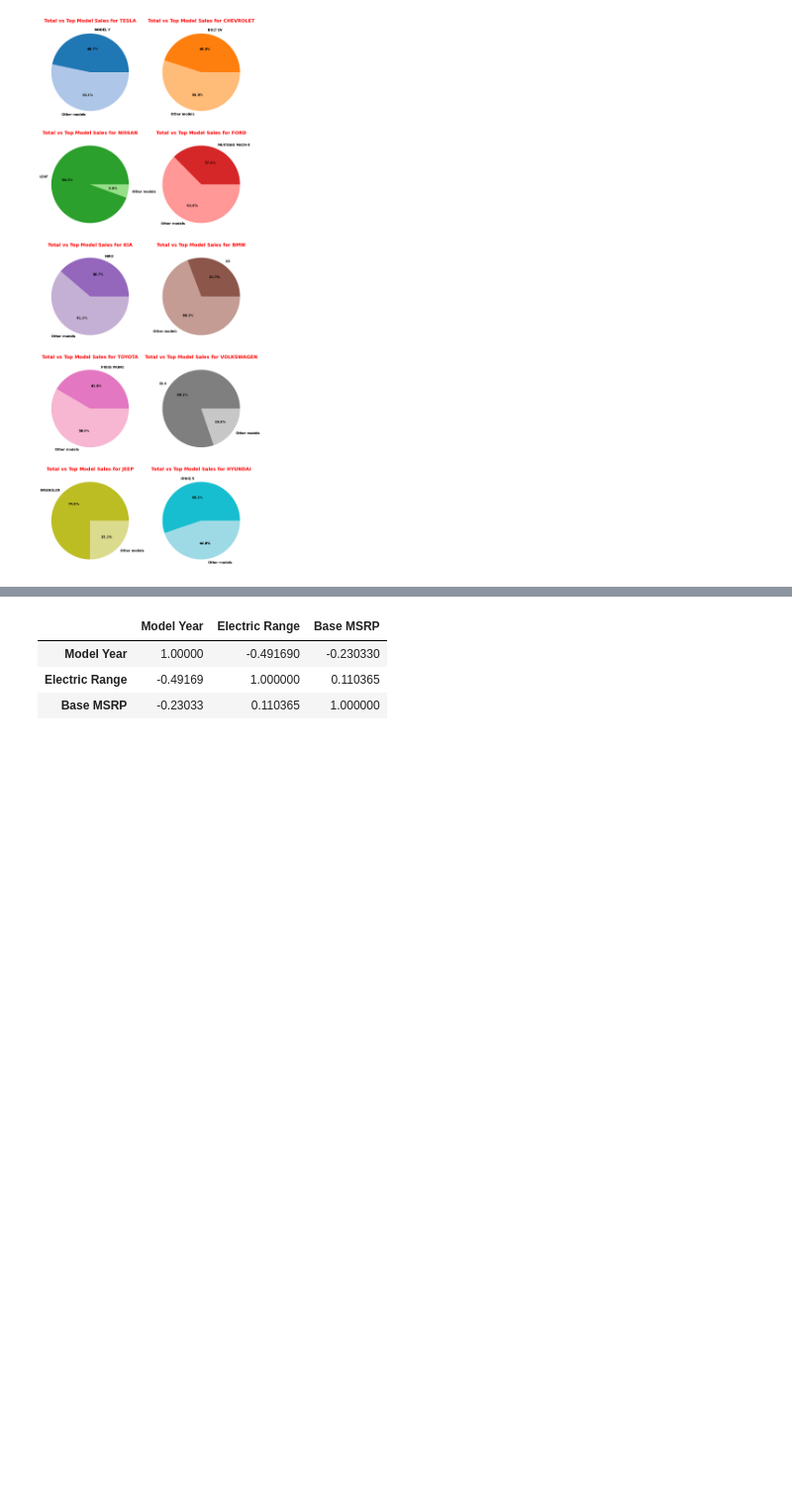
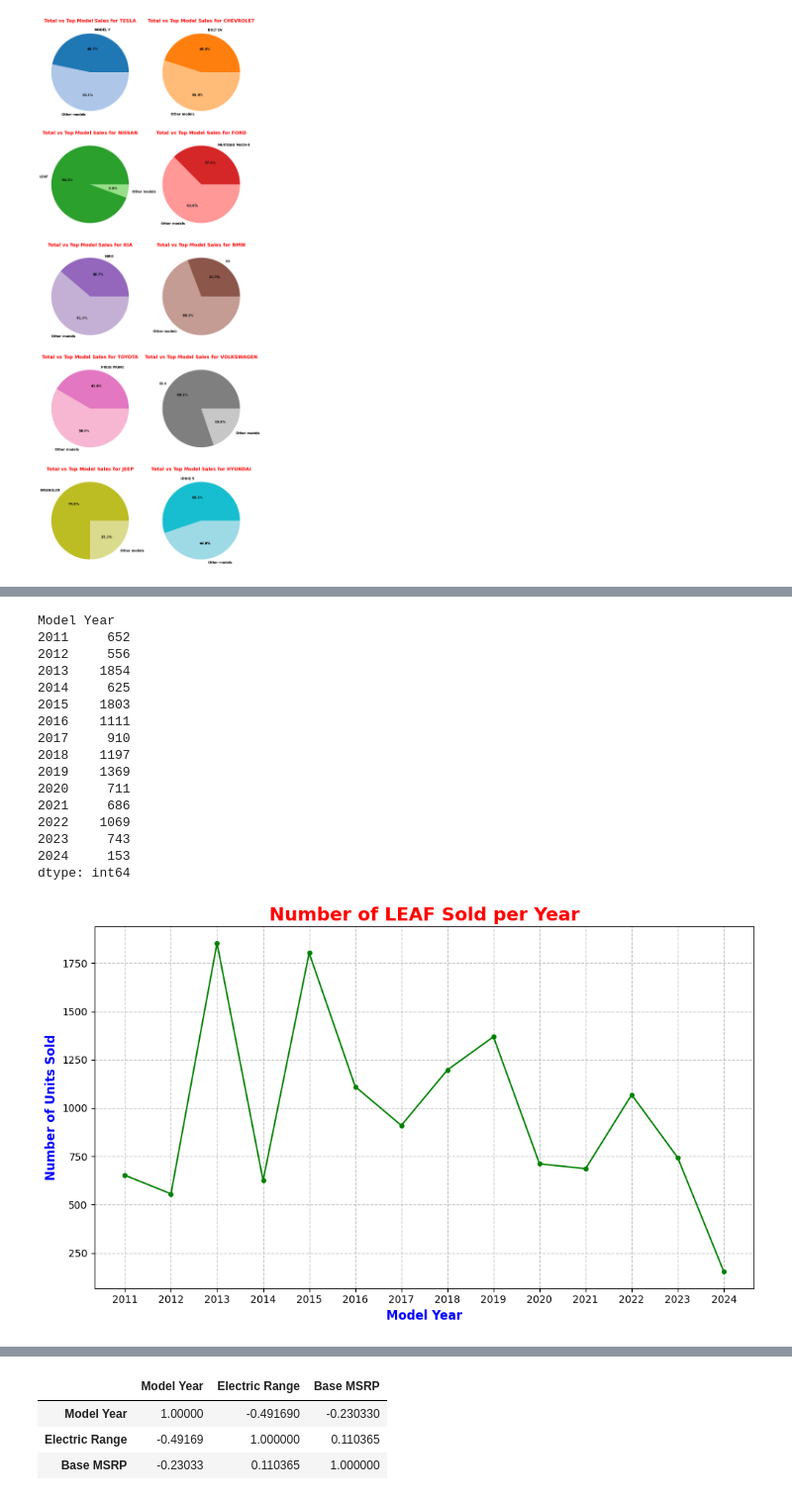
Before and after one commit to letizialanza01/Electric_Vehicles_Project, a Jupyter notebook: Electric_Vehicles_Project.ipynb, the cells around one changed output, grey strips where cells are left out. Shown at 99% size. Saved outputs shown, nothing was run; the diff lists cells and outputs as text; code cells hidden in the pictures; blank space fills up the shorter version.

```diff
--- a/Electric_Vehicles_Project.ipynb
+++ b/Electric_Vehicles_Project.ipynb
@@ -347,0 +429,39 @@ print(top_models_df)
+# %%
+nissan_data = electric_vehicles[electric_vehicles['Make'] == 'NISSAN']  #find the top model of Nissan
+top_model_data = nissan_data.groupby('Model').size().sort_values(ascending=False)
+top_nissan_model = top_model_data.index[0]
+
+top_nissan_model_data = nissan_data[nissan_data['Model'] == top_nissan_model]  #count the number of units sold per year for the top model
+yearly_sales = top_nissan_model_data.groupby('Model Year').size()
+print(yearly_sales)
+
+#create a line chart
+plt.figure(figsize=(10, 6))
+plt.plot(yearly_sales.index, yearly_sales.values, color = 'green', linestyle = '-', marker = 'o', markersize = 4)
+plt.title(f'Number of {top_nissan_model} Sold per Year', fontweight = 'bold', fontsize = 18, color = 'red')
+plt.xlabel('Model Year', fontweight = 'bold', color = 'blue', fontsize = 12)
+plt.ylabel('Number of Units Sold', fontweight = 'bold', color = 'blue', fontsize = 12)
+plt.xticks(yearly_sales.index, fontsize = 10)
+plt.yticks(fontsize = 10)
+plt.grid(True, linestyle = '--', alpha = 0.7)
+
+plt.tight_layout()
+plt.show()
+# %% [output]
+Model Year
+2011     652
+2012     556
+2013    1854
+2014     625
+2015    1803
+2016    1111
+2017     910
+2018    1197
+2019    1369
+2020     711
+2021     686
+2022    1069
+2023     743
+2024     153
+dtype: int64
+[figure, added]
```
Also changed, not shown: parts of 13 cells of this notebook.
